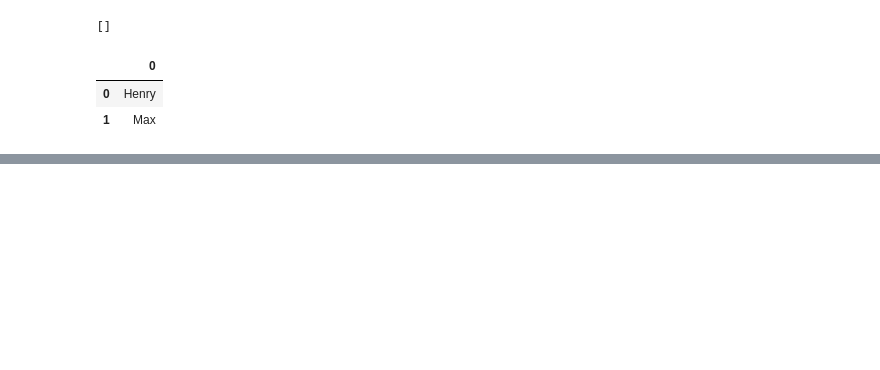
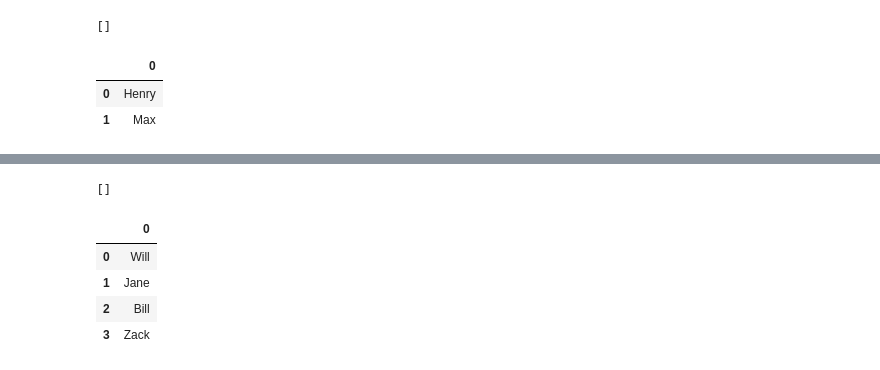
Before and after one commit to kz-codes/leetcode, a Jupyter notebook: database.ipynb, the cells around one changed output, grey strips where cells are left out. Drawn from its saved outputs; the diff is of its cells as text; code cells hidden in the pictures; blank space fills up the shorter version.

```diff
--- a/database.ipynb
+++ b/database.ipynb
@@ -365,0 +516,30 @@ find_customers(customers,orders)
+# %%
+data = [
+    [1, "Will", None],
+    [2, "Jane", None],
+    [3, "Alex", 2],
+    [4, "Bill", None],
+    [5, "Zack", 1],
+    [6, "Mark", 2],
+]
+customer = pd.DataFrame(data, columns=["id", "name", "referee_id"]).astype(
+    {"id": "Int64", "name": "object", "referee_id": "Int64"}
+)
+executeInput()
+# %% [output]
+[]
+# %%
+# Postgresql
+q = """
+SELECT name
+FROM customer
+WHERE referee_id IS NULL OR referee_id != 2
+"""
+# %%
+pd.DataFrame(execute(q))
+# %% [output]
+|  | 0 |
+| 0 | Will |
+| 1 | Jane |
+| 2 | Bill |
+| 3 | Zack |
```
Also changed, not shown: parts of 42 cells of this notebook, 1 other file.
